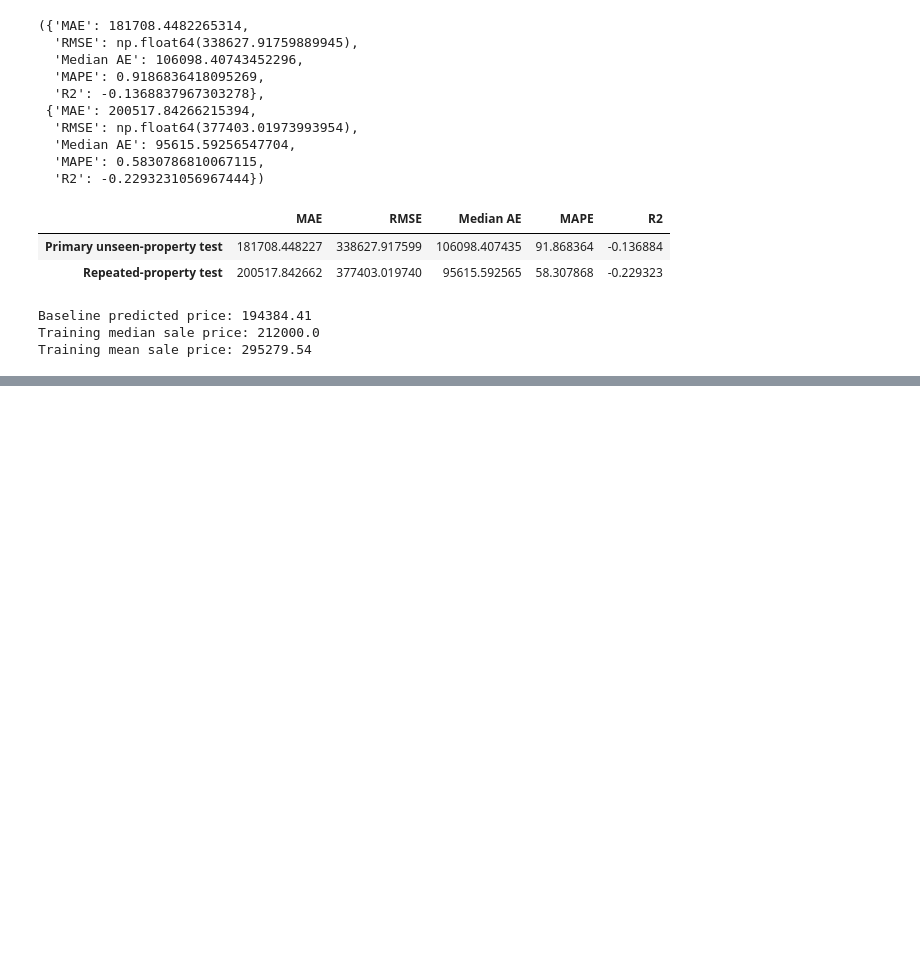
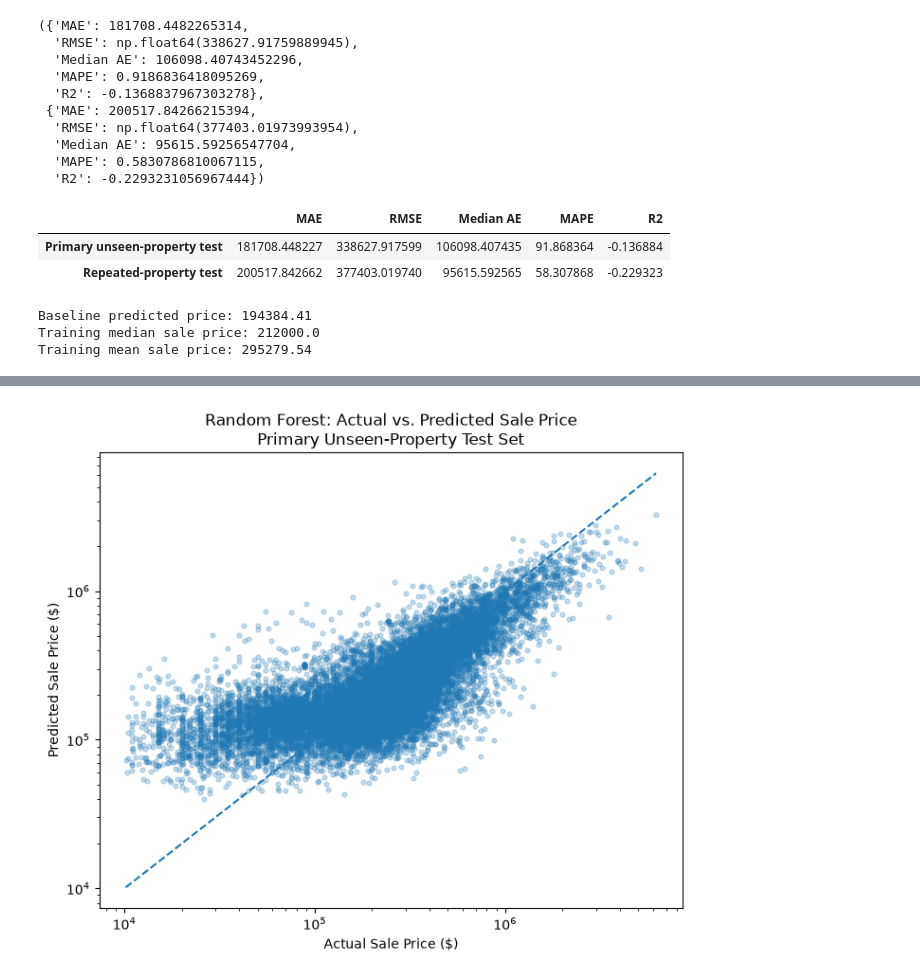
Before and after one commit to KevTJ/kj-project-portfolio, a Jupyter notebook: Projects/fair-housing-price-prediction/01_problem_data_and_fairness_framework.ipynb.ipynb, the cells around one changed output, grey strips where cells are left out. Cells and saved outputs as stored; diff of their text form; code cells hidden in the pictures; blank space fills up the shorter version.

Commit message:
Created Location-aware-model

```diff
--- a/Projects/fair-housing-price-prediction/01_problem_data_and_fairness_framework.ipynb.ipynb
+++ b/Projects/fair-housing-price-prediction/01_problem_data_and_fairness_framework.ipynb.ipynb
@@ -2605,0 +2674,10 @@ Training mean sale price: 295279.54
+# %%
+# Log-scale predictions
+rf_pred_train_log = rf_model.predict(X_train)
+rf_pred_log = rf_model.predict(X_test)
+rf_pred_repeated_log = rf_model.predict(X_test_repeated)
+
+# Transform back to dollars
+rf_pred_train = np.exp(rf_pred_train_log)
+rf_pred = np.exp(rf_pred_log)
+rf_pred_repeated = np.exp(rf_pred_repeated_log)
@@ -2605,0 +2773,30 @@ Training mean sale price: 295279.54
+# %%
+plt.figure(figsize=(7, 6))
+
+plt.scatter(
+    y_test,
+    rf_pred,
+    alpha=0.25,
+    s=12
+)
+
+plot_min = min(y_test.min(), rf_pred.min())
+plot_max = max(y_test.max(), rf_pred.max())
+
+plt.plot(
+    [plot_min, plot_max],
+    [plot_min, plot_max],
+    linestyle="--"
+)
+
+plt.xscale("log")
+plt.yscale("log")
+
+plt.xlabel("Actual Sale Price ($)")
+plt.ylabel("Predicted Sale Price ($)")
+plt.title("Random Forest: Actual vs. Predicted Sale Price\nPrimary Unseen-Property Test Set")
+
+plt.tight_layout()
+plt.show()
+# %% [output]
+[figure, added]
```
Also changed, not shown: parts of 20 cells of this notebook.
